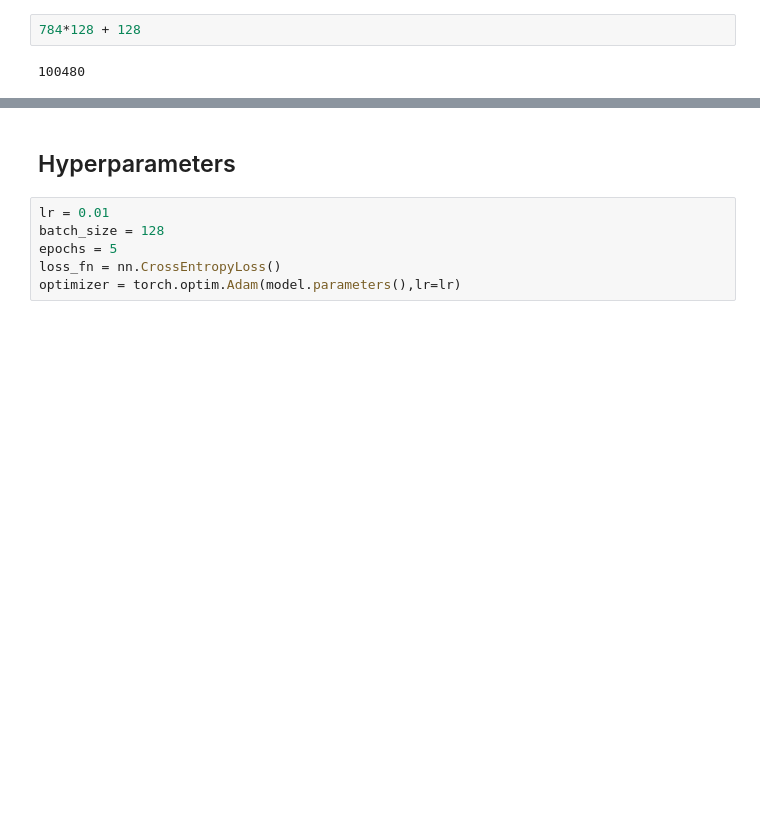
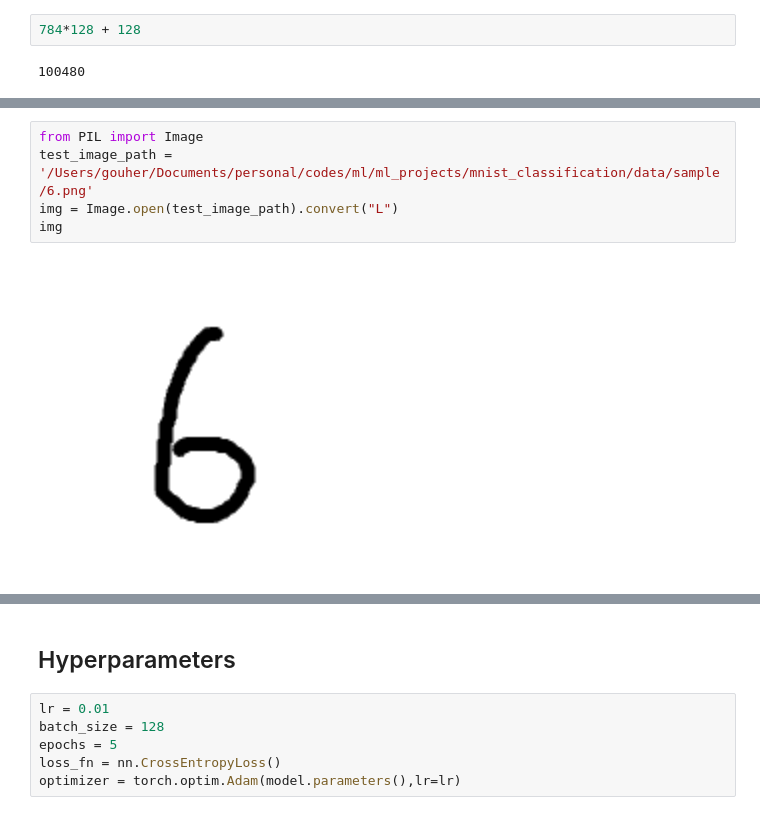
Before and after one commit to gouherdanish/mnist_classification, a Jupyter notebook: poc.ipynb, the cells around one changed output, grey strips where cells are left out. Saved outputs shown, nothing was run; the diff lists cells and outputs as text; blank space fills up the shorter version.

```diff
--- a/poc.ipynb
+++ b/poc.ipynb
@@ -256,0 +319,7 @@ Estimated Total Size (MB): 0.42
+# %%
+from PIL import Image
+test_image_path = '/Users/gouher/Documents/personal/codes/ml/ml_projects/mnist_classification/data/sample/6.png'
+img = Image.open(test_image_path).convert("L")
+img
+# %% [output]
+[figure, added]
```
Also changed, not shown: parts of 16 cells of this notebook.
